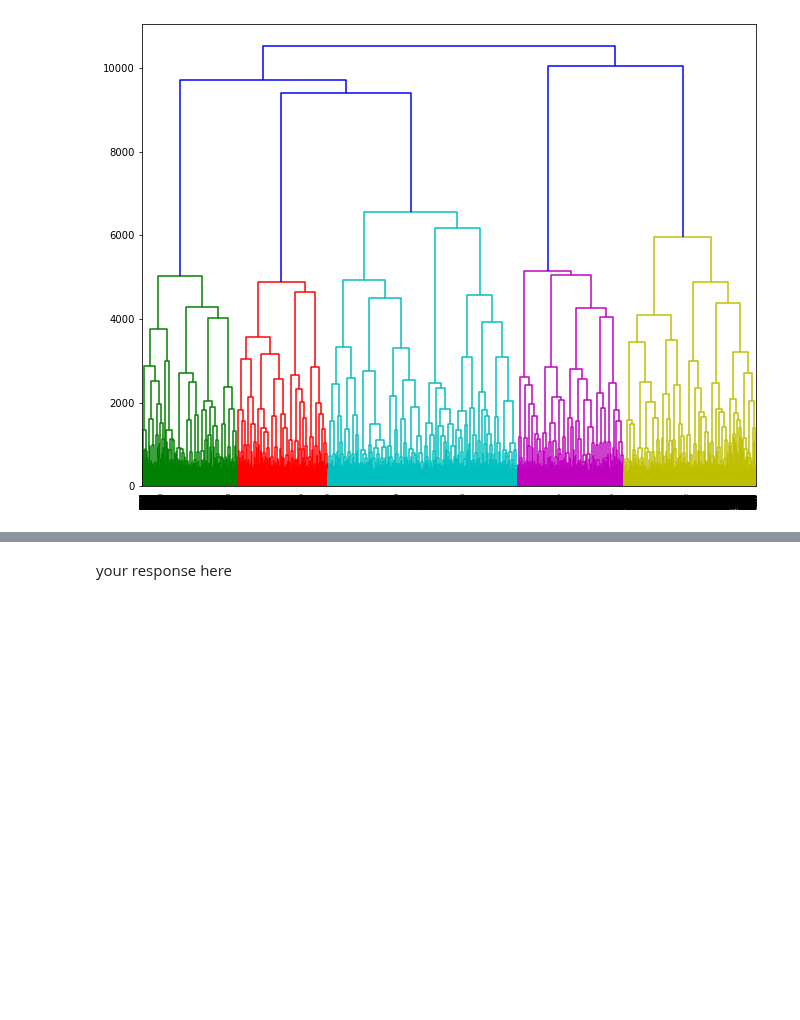
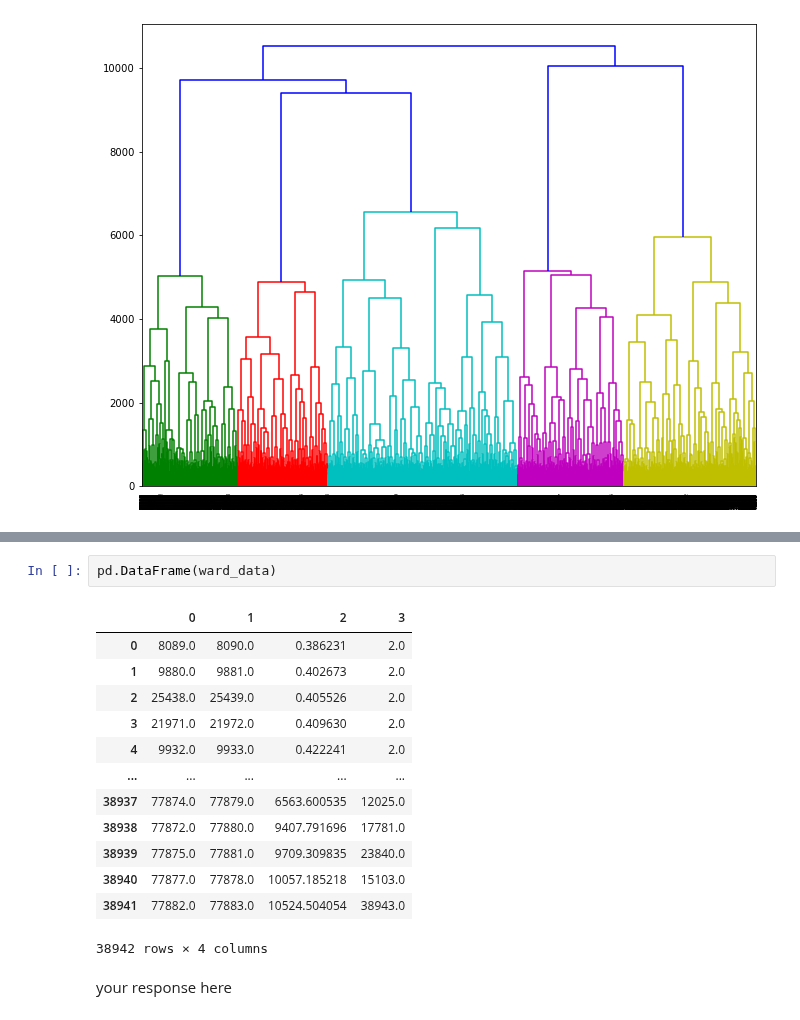
Before and after one commit to medeirosf/2020-CS109B, a Jupyter notebook: content/homeworks/hw02/notebook/cs109b_hw2_edited.ipynb, the cells around one changed output, grey strips where cells are left out. Cells and saved outputs as stored; diff of their text form; blank space fills up the shorter version.

```diff
--- a/content/homeworks/hw02/notebook/cs109b_hw2_edited.ipynb
+++ b/content/homeworks/hw02/notebook/cs109b_hw2_edited.ipynb
@@ -446,3 +487,19 @@ ward_data.shape
+# %%
+pd.DataFrame(ward_data)
+# %% [output]
+|  | 0 | 1 | 2 | 3 |
+| 0 | 8089.0 | 8090.0 | 0.386231 | 2.0 |
+| 1 | 9880.0 | 9881.0 | 0.402673 | 2.0 |
+| 2 | 25438.0 | 25439.0 | 0.405526 | 2.0 |
+| 3 | 21971.0 | 21972.0 | 0.409630 | 2.0 |
+| 4 | 9932.0 | 9933.0 | 0.422241 | 2.0 |
+| ... | ... | ... | ... | ... |
+| 38937 | 77874.0 | 77879.0 | 6563.600535 | 12025.0 |
+| 38938 | 77872.0 | 77880.0 | 9407.791696 | 17781.0 |
+| 38939 | 77875.0 | 77881.0 | 9709.309835 | 23840.0 |
+| 38940 | 77877.0 | 77878.0 | 10057.185218 | 15103.0 |
+| 38941 | 77882.0 | 77883.0 | 10524.504054 | 38943.0 |
+38942 rows × 4 columns
 # %% [markdown]
 your response here
 # %%
```
Also changed, not shown: parts of 9 cells of this notebook.
